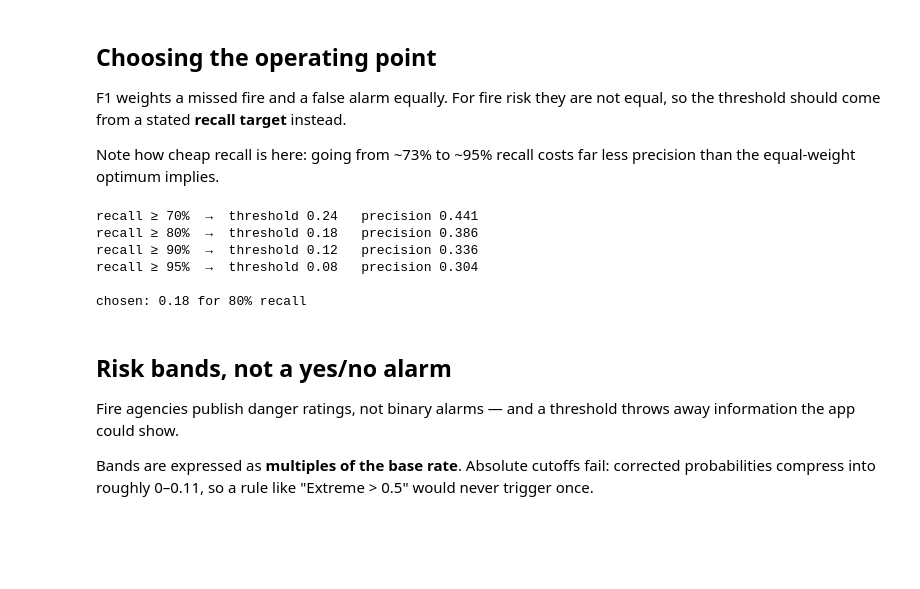
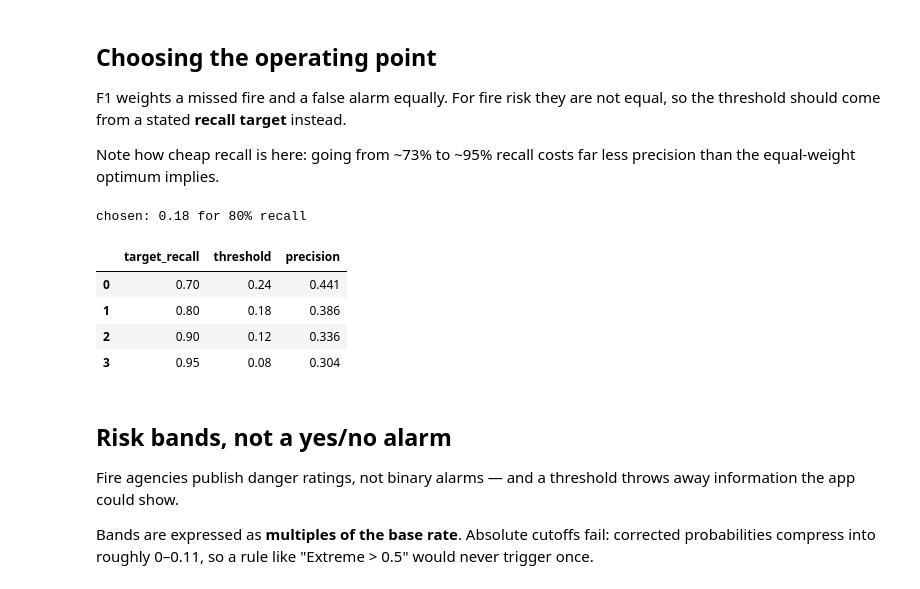
Before and after one commit to Abdelmalek05/fire-detection-model, a Jupyter notebook: notebooks/03_calibration_and_final_model.ipynb, the cells around one changed output. Drawn from its saved outputs; the diff is of its cells as text; code cells hidden in the pictures; blank space fills up the shorter version.

```diff
--- a/notebooks/03_calibration_and_final_model.ipynb
+++ b/notebooks/03_calibration_and_final_model.ipynb
@@ -116,27 +123,30 @@ Note how cheap recall is here: going from ~73% to ~95% recall costs far less pre
 than the equal-weight optimum implies.
 # %%
 def threshold_for_recall(target):
-    """Highest threshold still meeting the target — among cutoffs that catch
-    enough fires, the strictest one maximises precision."""
+    # most strict cutoff that still catches `target` of the fires
     ok = [t for t in np.linspace(0.01, 0.99, 99)
           if recall_score(y, (oof >= t).astype(int), zero_division=0) >= target]
     return float(max(ok)) if ok else 0.01
 
-for target in (0.70, 0.80, 0.90, 0.95):
-    t = threshold_for_recall(target)
-    p = precision_score(y, (oof >= t).astype(int), zero_division=0)
-    print(f"recall ≥ {target:.0%}  →  threshold {t:.2f}   precision {p:.3f}")
+targets = pd.DataFrame([
+    {"target_recall": t,
+     "threshold": threshold_for_recall(t),
+     "precision": precision_score(y, (oof >= threshold_for_recall(t)).astype(int),
+                                  zero_division=0)}
+    for t in (0.70, 0.80, 0.90, 0.95)
+]).round(3)
 
 TARGET_RECALL = 0.80
 THRESHOLD = threshold_for_recall(TARGET_RECALL)
-print(f"\nchosen: {THRESHOLD:.2f} for {TARGET_RECALL:.0%} recall")
+print(f"chosen: {THRESHOLD:.2f} for {TARGET_RECALL:.0%} recall")
+targets
 # %% [output]
-recall ≥ 70%  →  threshold 0.24   precision 0.441
-recall ≥ 80%  →  threshold 0.18   precision 0.386
-recall ≥ 90%  →  threshold 0.12   precision 0.336
-recall ≥ 95%  →  threshold 0.08   precision 0.304
-
 chosen: 0.18 for 80% recall
+|  | target_recall | threshold | precision |
+| 0 | 0.70 | 0.24 | 0.441 |
+| 1 | 0.80 | 0.18 | 0.386 |
+| 2 | 0.90 | 0.12 | 0.336 |
+| 3 | 0.95 | 0.08 | 0.304 |
 # %% [markdown]
 ## Risk bands, not a yes/no alarm
 
```
Also changed, not shown: parts of 6 cells of this notebook, 4 other files.
